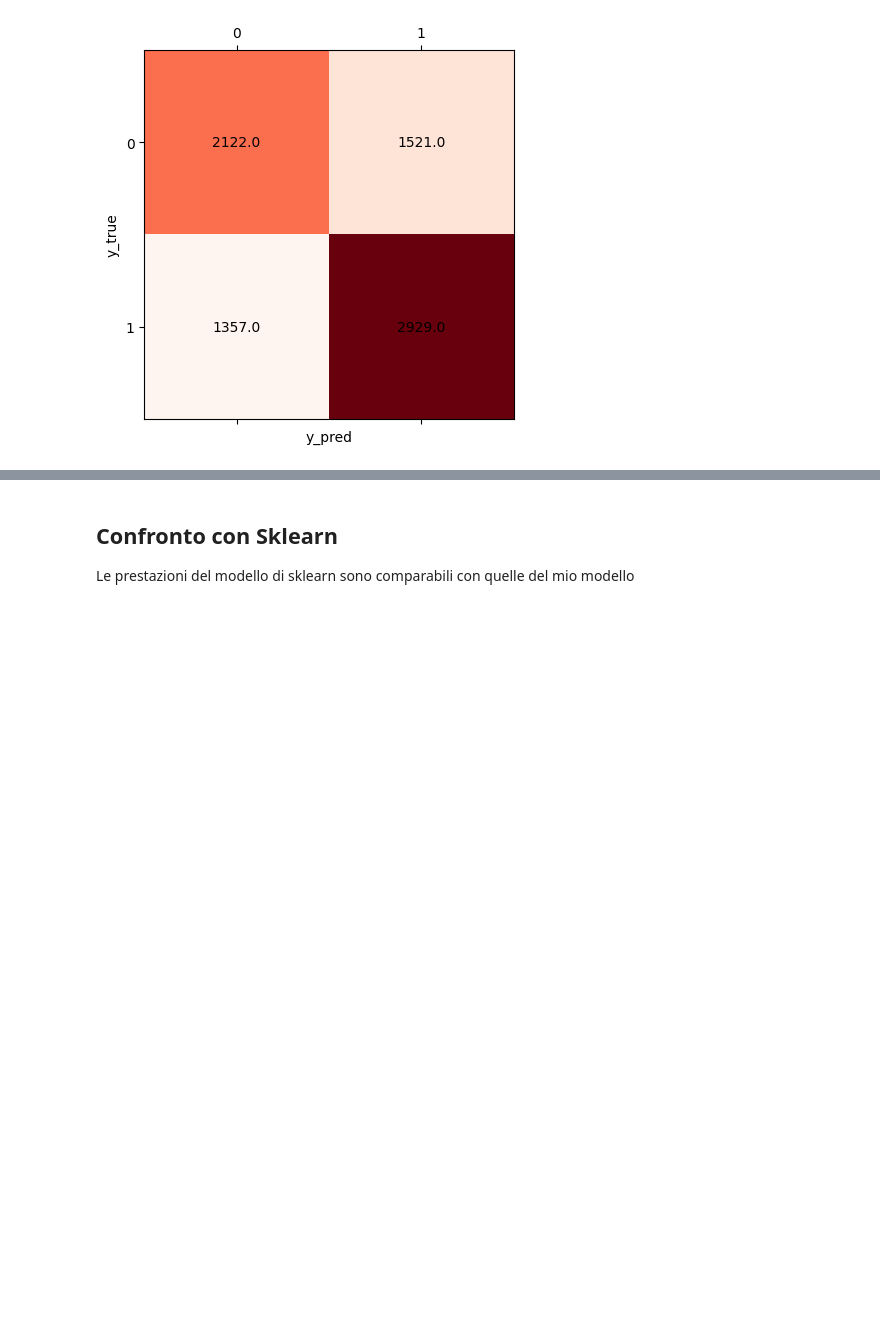
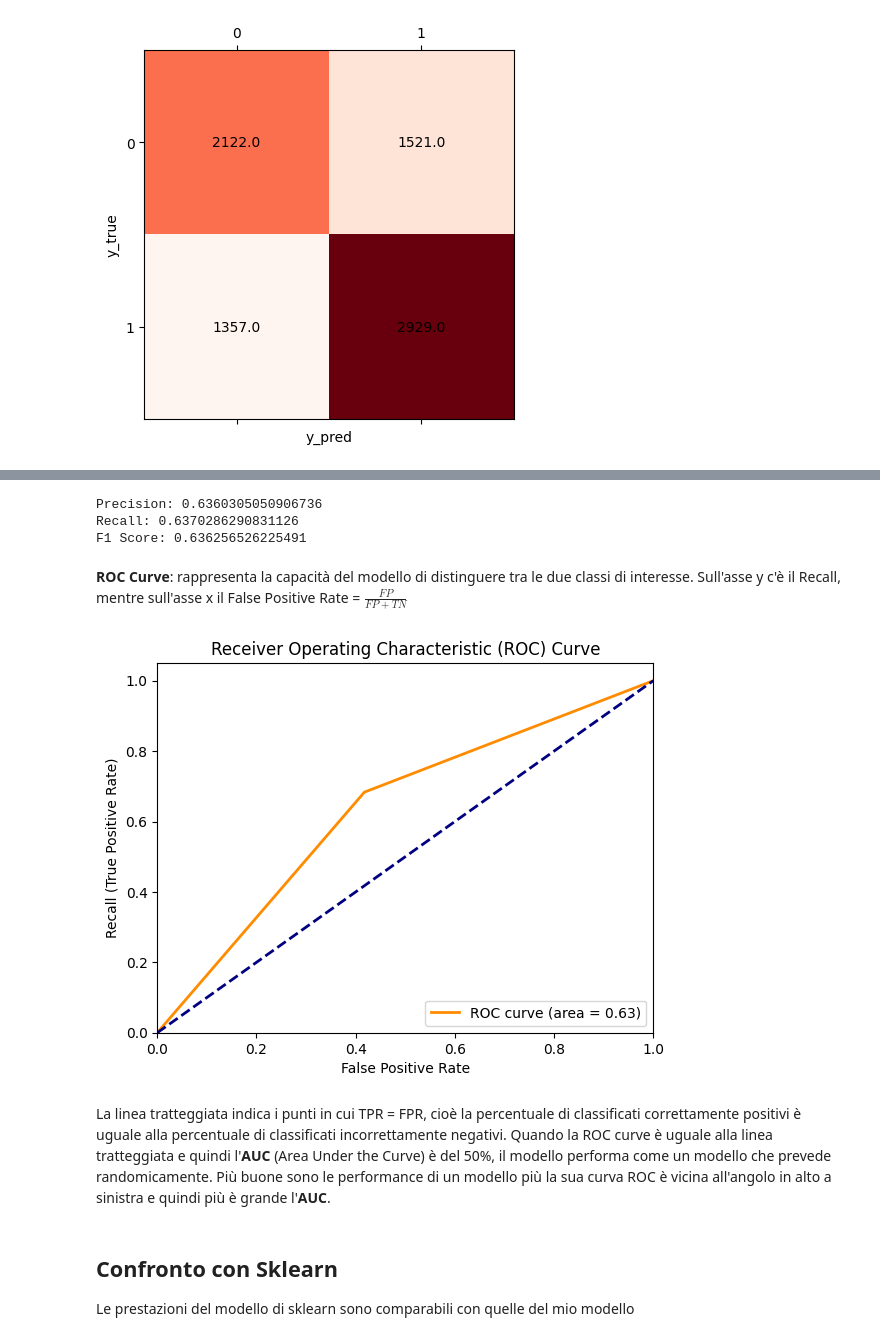
Before and after one commit to CogSP/uni-projects, a Jupyter notebook: models-of-ML/Simone_Palumbo_1938214_Fondamenti_di_IA_homework_2023.ipynb, the cells around one changed output, grey strips where cells are left out. Drawn from its saved outputs; the diff is of its cells as text; code cells hidden in the pictures; blank space fills up the shorter version.

Commit message:
hw_1 models_of_ML completed

```diff
--- a/models-of-ML/Simone_Palumbo_1938214_Fondamenti_di_IA_homework_2023.ipynb
+++ b/models-of-ML/Simone_Palumbo_1938214_Fondamenti_di_IA_homework_2023.ipynb
@@ -477,3 +498,38 @@ plot_cm(cm)
+# %%
+from sklearn.metrics import precision_recall_fscore_support
+
+
+precision, recall, f1_score, _ = precision_recall_fscore_support(y_test, predictions, average='weighted')
+
+print('Precision:', precision)
+print('Recall:', recall)
+print('F1 Score:', f1_score)
+# %% [output]
+Precision: 0.6360305050906736
+Recall: 0.6370286290831126
+F1 Score: 0.636256526225491
+# %% [markdown]
+**ROC Curve**: rappresenta la capacità del modello di distinguere tra le due classi di interesse. Sull'asse y c'è il Recall, mentre sull'asse x il False Positive Rate = $\frac{FP}{FP + TN}$
+# %%
+from sklearn.metrics import roc_curve, auc
+
+fpr, tpr, thresholds = roc_curve(y_test, predictions)
+
+roc_auc = auc(fpr, tpr)
+
+plt.plot(fpr, tpr, color='darkorange', lw=2, label='ROC curve (area = %0.2f)' % roc_auc)
+plt.plot([0, 1], [0, 1], color='navy', lw=2, linestyle='--')
+plt.xlim([0.0, 1.0])
+plt.ylim([0.0, 1.05])
+plt.xlabel('False Positive Rate')
+plt.ylabel('Recall (True Positive Rate)')
+plt.title('Receiver Operating Characteristic (ROC) Curve')
+plt.legend(loc="lower right")
+plt.show()
+# %% [output]
+[figure, added]
+# %% [markdown]
+La linea tratteggiata indica i punti in cui TPR = FPR, cioè la percentuale di classificati correttamente positivi è uguale alla percentuale di classificati incorrettamente negativi. Quando la ROC curve è uguale alla linea tratteggiata e quindi l'**AUC** (Area Under the Curve) è del 50%, il modello performa come un modello che prevede randomicamente. Più buone sono le performance di un modello più la sua curva ROC è vicina all'angolo in alto a sinistra e quindi più è grande l'**AUC**.
 # %% [markdown]
 ## Confronto con Sklearn
 
```
Also changed, not shown: parts of 135 cells of this notebook.
